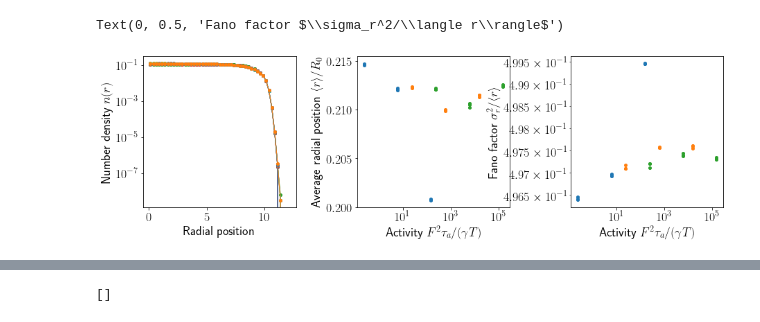
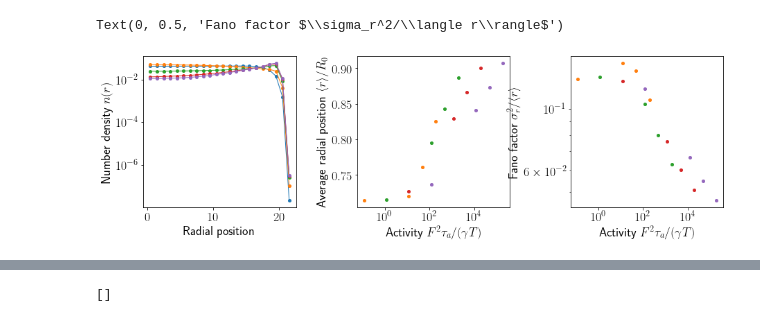
Before and after one commit to s-brahmachari/Active-noise-simulations, a Jupyter notebook: analysis_codes/plot-RDP.ipynb, the cells around one changed output, grey strips where cells are left out. Cells and saved outputs as stored; diff of their text form; code cells hidden in the pictures.

```diff
--- a/analysis_codes/plot-RDP.ipynb
+++ b/analysis_codes/plot-RDP.ipynb
@@ -32,7 +32,7 @@ fig,axes=plt.subplots(1,3,figsize=(15,4),gridspec_kw={'wspace':0.4, 'hspace':0.4
 
 # [[ax1,ax2],[ax3,ax4]]=axes
 [ax1,ax2,ax3]=axes
-ind=4
+ind=3
 
 norm = mpl.colors.Normalize(vmin=0, vmax=0.6)
 cmap = cm.gist_rainbow
@@ -44,9 +44,10 @@ betas=[]
 w=0
 fpath='../../data/ROUSE_chainN100_confinedR0500/'
 fpath='../../data/SAC/RDP/'
+# fpath='../../data/ChrmAB_N500_R010_lowLC/RDP'
 
 for fname in os.listdir(fpath):
-    if '.npz' in fname and 'RadNumDens_B' in fname:
+    if '.npz' in fname and 'RadNumDens' in fname:
         # print(fname)#.split('_'))
         T= float(fname.split('_')[ind].replace('T',''))
         F=float(fname.split('_')[ind+1].replace('F',''))
@@ -110,32 +111,33 @@ def fit(xx,a,b):
     # #print(labels2)
     # axi.legend(handles2, labels2,)
     # axi.legend(loc='lower left',bbox_to_anchor=(1.1,0.1))
     # axi.set_yscale('log')
     # axi.set_xscale('log')
     # axi.grid(True)
     # axi.set_xlim([-1,6])
 
 ax1.set_xlabel('Radial position')
 ax1.set_ylabel('Number density $n(r)$')
 # ax1.set_ylim([1e-7,1e-3])
 ax1.semilogy()
 # ax1.loglog()
 
 
 ax2.set_ylabel('Average radial position $\\langle r\\rangle/R_0$')
 ax2.set_xlabel('Activity $F^2\\tau_a/(\\gamma T)$')
+# ax2.set_xlim(0,30)
 ax2.semilogx()
 ax3.loglog()
 # ax2.set_ylim(0,1)
 # plt.colorbar(m)
 
 ax3.set_xlabel('Activity $F^2\\tau_a/(\\gamma T)$')
 ax3.set_ylabel('Fano factor $\\sigma_r^2/\\langle r\\rangle$')
 
 
 
 # fig.savefig('../../plots/Rouse/avg_rad_pos_act.png', dpi=300, bbox_inches='tight')
 # %% [output]
 Text(0, 0.5, 'Fano factor $\\sigma_r^2/\\langle r\\rangle$')
-[figure, old version]
+[figure, new version]
 # %%
```
Also changed, not shown: parts of 2 cells of this notebook, 6 other files.
